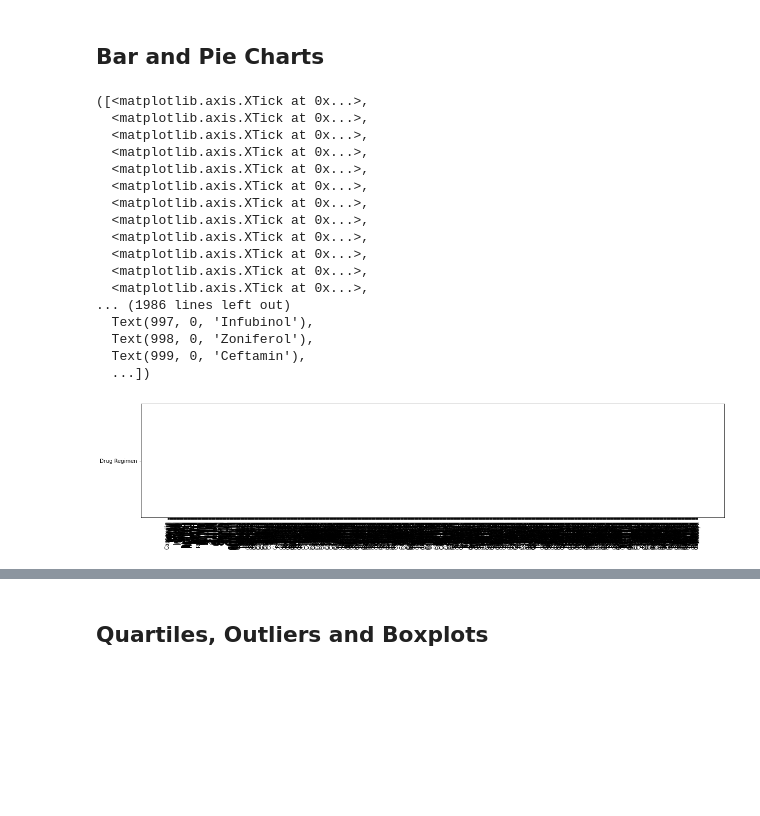
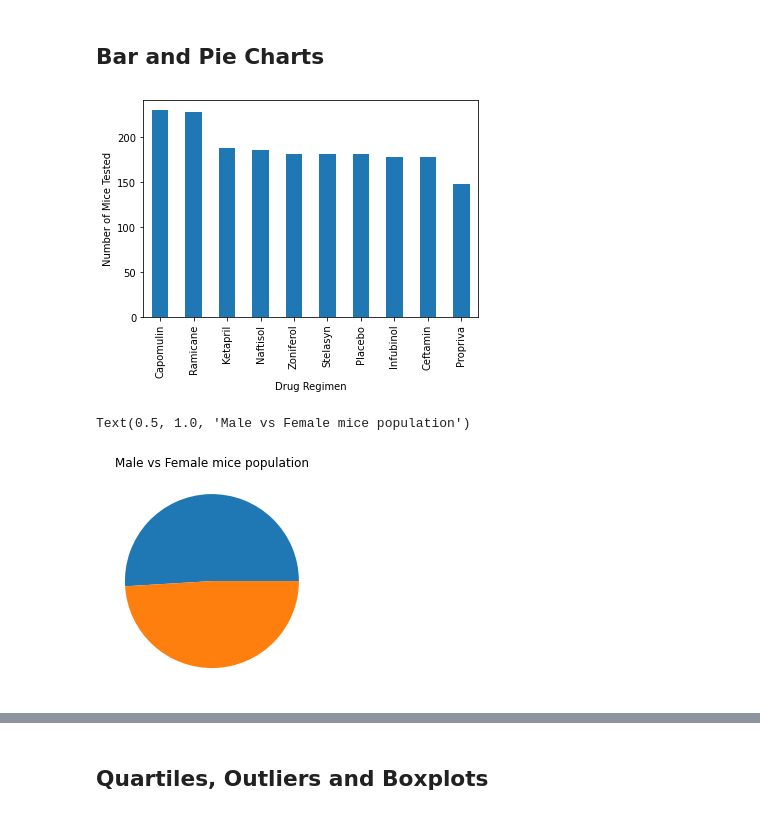
Before and after one commit to LibertyHeise/Pharma-Regimen-Analysis_matplotlib, a Jupyter notebook: pymaceuticalsLH.ipynb, the cells around one changed output, grey strips where cells are left out. Saved outputs shown, nothing was run; the diff lists cells and outputs as text; code cells hidden in the pictures; blank space fills up the shorter version.

```diff
--- a/pymaceuticalsLH.ipynb
+++ b/pymaceuticalsLH.ipynb
@@ -163,30 +163,20 @@ summary_table_2
 # %%
 # Generate a bar plot showing the total number of timepoints for all mice tested for each drug regimen using Pandas.
 # Set x axis and tick locations
-x_axis = np.arange(len(clean_df))
-tick_locations = [value for value in x_axis]
+# x_axis = np.arange(len(clean_df))
+# tick_locations = [value for value in x_axis]
 
-plt.figure(figsize=(20,4))
-plt.bar(x_axis, "Drug Regimen", color='r', alpha=0.5, align="center")
-plt.xticks(tick_locations, clean_df["Drug Regimen"], rotation="vertical")
+# plt.figure(figsize=(20,4))
+# plt.bar(x_axis, "Drug Regimen", color='r', alpha=0.5, align="center")
+# plt.xticks(tick_locations, clean_df["Drug Regimen"], rotation="vertical")
+
+counts = clean_df['Drug Regimen'].value_counts()
+counts.plot(kind="bar")
+plt.xlabel("Drug Regimen")
+plt.xticks(rotation=90)
+plt.ylabel("Number of Mice Tested")
+plt.show()
 # %% [output]
-([<matplotlib.axis.XTick at 0x...>,
-  <matplotlib.axis.XTick at 0x...>,
-  <matplotlib.axis.XTick at 0x...>,
-  <matplotlib.axis.XTick at 0x...>,
-  <matplotlib.axis.XTick at 0x...>,
-  <matplotlib.axis.XTick at 0x...>,
-  <matplotlib.axis.XTick at 0x...>,
-  <matplotlib.axis.XTick at 0x...>,
-  <matplotlib.axis.XTick at 0x...>,
-  <matplotlib.axis.XTick at 0x...>,
-  <matplotlib.axis.XTick at 0x...>,
-  <matplotlib.axis.XTick at 0x...>,
-... (1986 lines left out)
-  Text(997, 0, 'Infubinol'),
-  Text(998, 0, 'Zoniferol'),
-  Text(999, 0, 'Ceftamin'),
-  ...])
-[figure, old version]
+[figure, new version]
 # %%
 # Generate a bar plot showing the total number of timepoints for all mice tested for each drug regimen using pyplot.
@@ -194,4 +192,11 @@ matplotlib.pyplot.bar("Drug Regimen", "Number of Mice", width = 0.8, bottom = No
 # %%
 # Generate a pie plot showing the distribution of female versus male mice using Pandas
+
+pie_counts = clean_df["Sex"].value_counts()
+plt.pie(pie_counts)
+plt.title("Male vs Female mice population")
+# %% [output]
+Text(0.5, 1.0, 'Male vs Female mice population')
+[figure, added]
 # %%
 # Generate a pie plot showing the distribution of female versus male mice using pyplot
```
Also changed, not shown: parts of 3 cells of this notebook, 1 other file.
